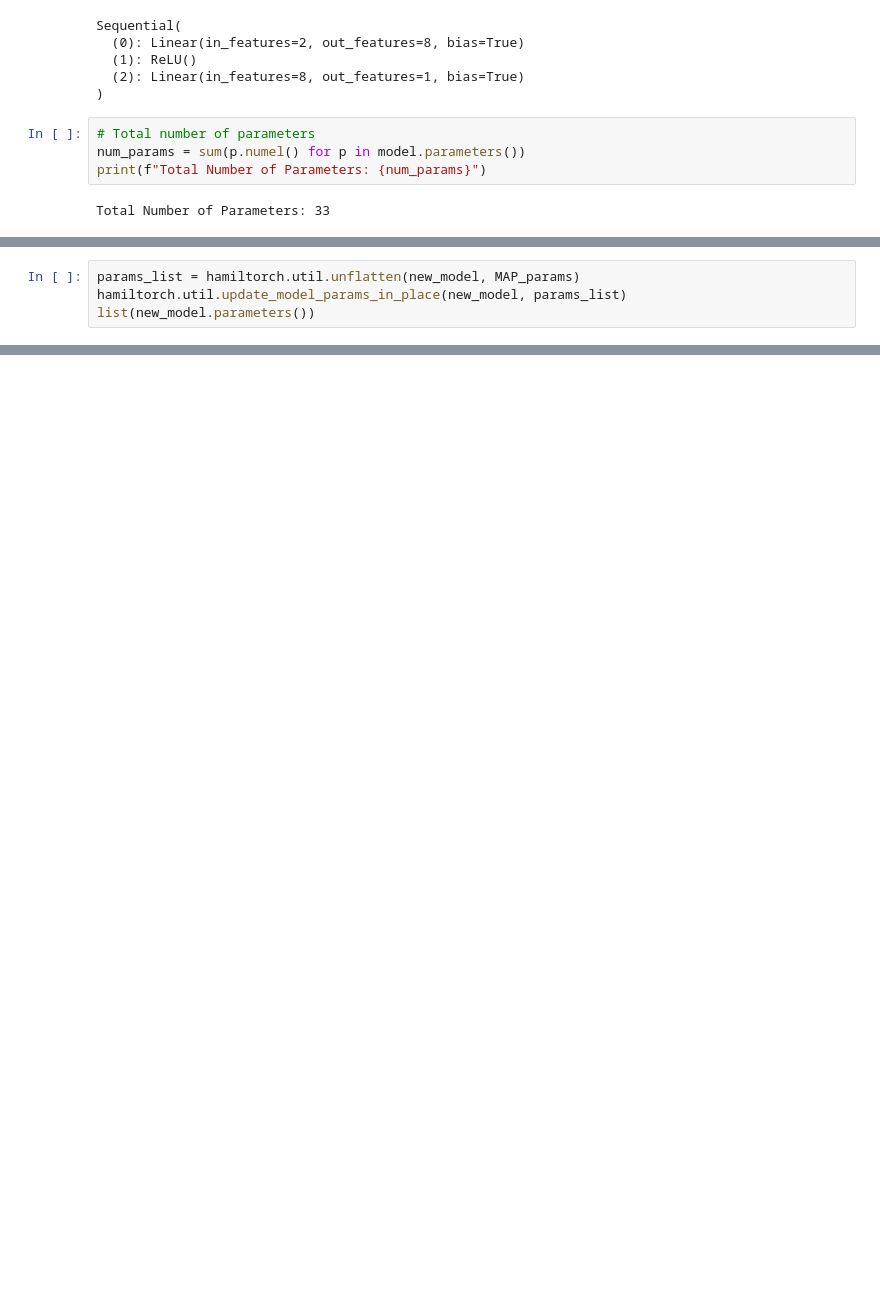
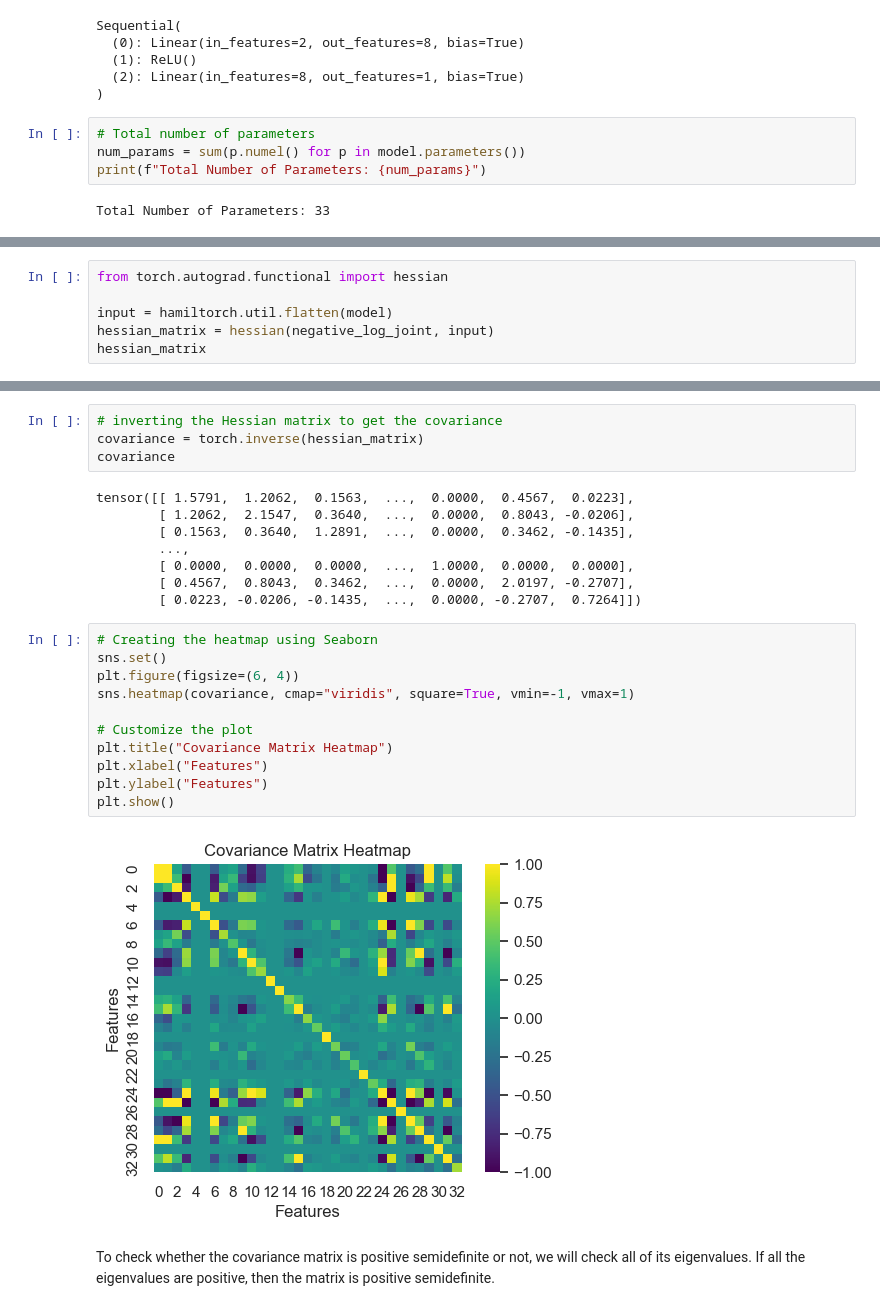
Before and after one commit to Gaurav17Joshi/PML661, a Jupyter notebook: Assignment3/Assignment3_sub.ipynb, the cells around one changed output, grey strips where cells are left out. Cells and saved outputs as stored; diff of their text form; blank space fills up the shorter version.

```diff
--- a/Assignment3/Assignment3_sub.ipynb
+++ b/Assignment3/Assignment3_sub.ipynb
@@ -776,4 +448,0 @@ list(new_model.parameters())
-# %%
-params_list = hamiltorch.util.unflatten(new_model, MAP_params)
-hamiltorch.util.update_model_params_in_place(new_model, params_list)
-list(new_model.parameters())
@@ -837,0 +539,6 @@ tensor([[0., 0., 0.,  ..., 0., 0., 0.],
+# %%
+from torch.autograd.functional import hessian
+
+input = hamiltorch.util.flatten(model)
+hessian_matrix = hessian(negative_log_joint, input)
+hessian_matrix
@@ -837,0 +559,27 @@ tensor([[0., 0., 0.,  ..., 0., 0., 0.],
+# %%
+# inverting the Hessian matrix to get the covariance
+covariance = torch.inverse(hessian_matrix)
+covariance
+# %% [output]
+tensor([[ 1.5791,  1.2062,  0.1563,  ...,  0.0000,  0.4567,  0.0223],
+        [ 1.2062,  2.1547,  0.3640,  ...,  0.0000,  0.8043, -0.0206],
+        [ 0.1563,  0.3640,  1.2891,  ...,  0.0000,  0.3462, -0.1435],
+        ...,
+        [ 0.0000,  0.0000,  0.0000,  ...,  1.0000,  0.0000,  0.0000],
+        [ 0.4567,  0.8043,  0.3462,  ...,  0.0000,  2.0197, -0.2707],
+        [ 0.0223, -0.0206, -0.1435,  ...,  0.0000, -0.2707,  0.7264]])
+# %%
+# Creating the heatmap using Seaborn
+sns.set()
+plt.figure(figsize=(6, 4))
+sns.heatmap(covariance, cmap="viridis", square=True, vmin=-1, vmax=1)
+
+# Customize the plot
+plt.title("Covariance Matrix Heatmap")
+plt.xlabel("Features")
+plt.ylabel("Features")
+plt.show()
+# %% [output]
+[figure, added]
+# %% [markdown]
+To check whether the covariance matrix is positive semidefinite or not, we will check all of its eigenvalues. If all the eigenvalues are positive, then the matrix is positive semidefinite.
```
Also changed, not shown: parts of 47 cells of this notebook, 3 other files.
